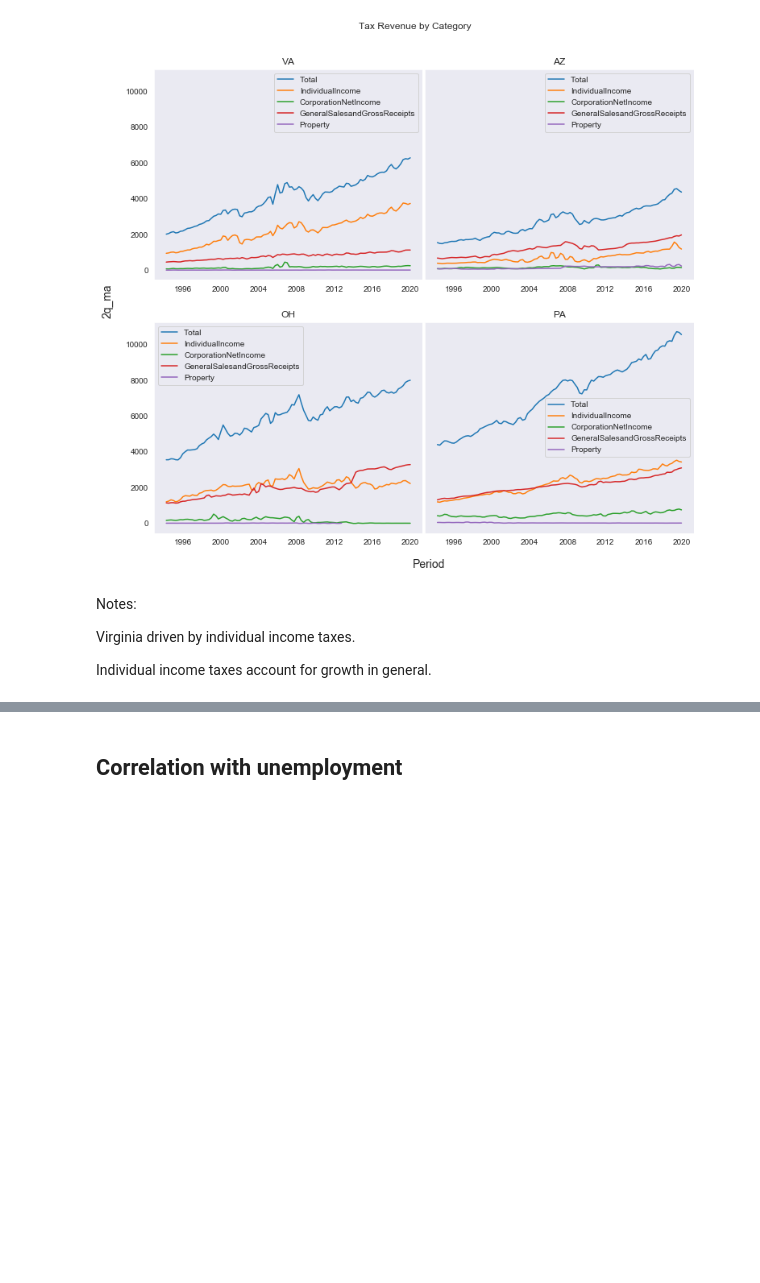
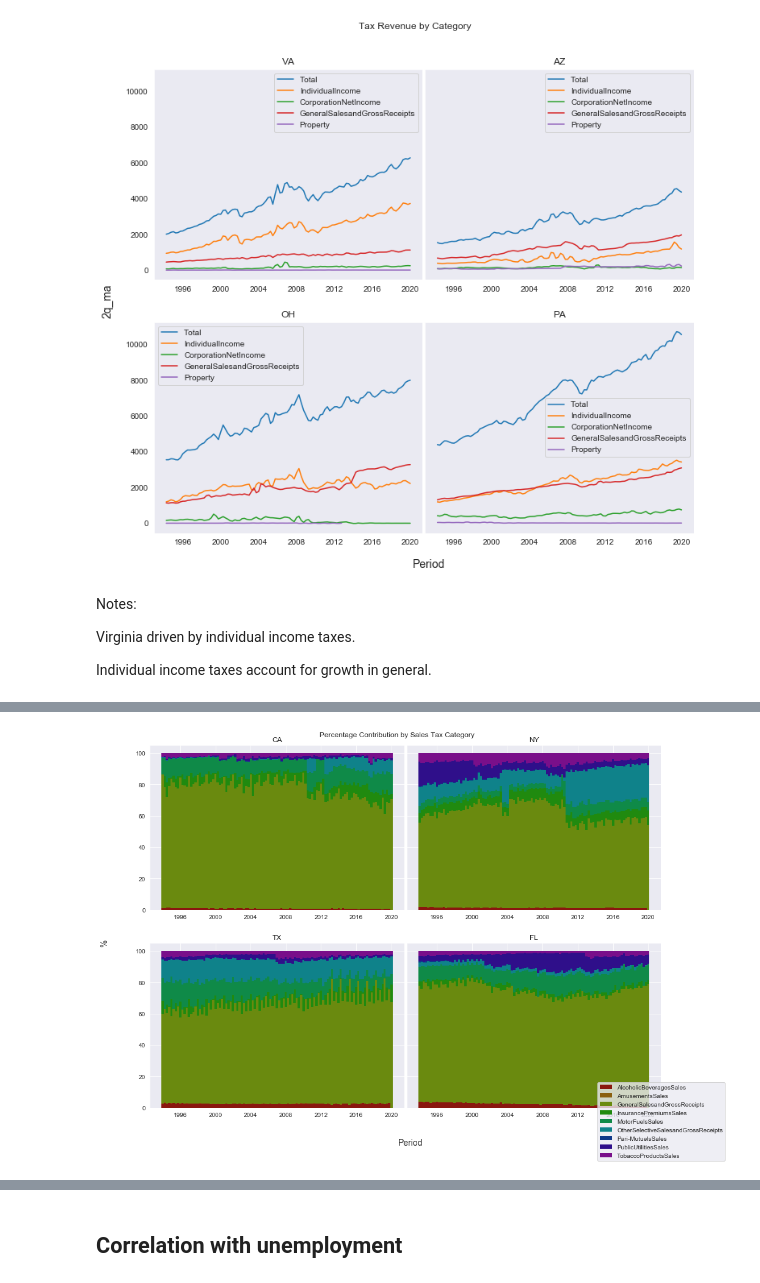
Before and after one commit to rcstein/qtax, a Jupyter notebook: QTax Data Analysis.ipynb, the cells around one changed output, grey strips where cells are left out. Cells and saved outputs as stored; diff of their text form; code cells hidden in the pictures; blank space fills up the shorter version.

```diff
--- a/QTax Data Analysis.ipynb
+++ b/QTax Data Analysis.ipynb
@@ -657,0 +739,8 @@ Individual income taxes account for growth in general.
+# %%
+# High GDP states: sales taxes only
+fig, axs = plot_pct_comp(subset = 'sales', states = high_gdp)
+fig.subplots_adjust(top = .95, wspace = .01, hspace = .2)
+fig.suptitle('Percentage Contribution by Sales Tax Category')
+plt.show()
+# %% [output]
+[figure, added]
```
Also changed, not shown: parts of 29 cells of this notebook, 5 other files.
